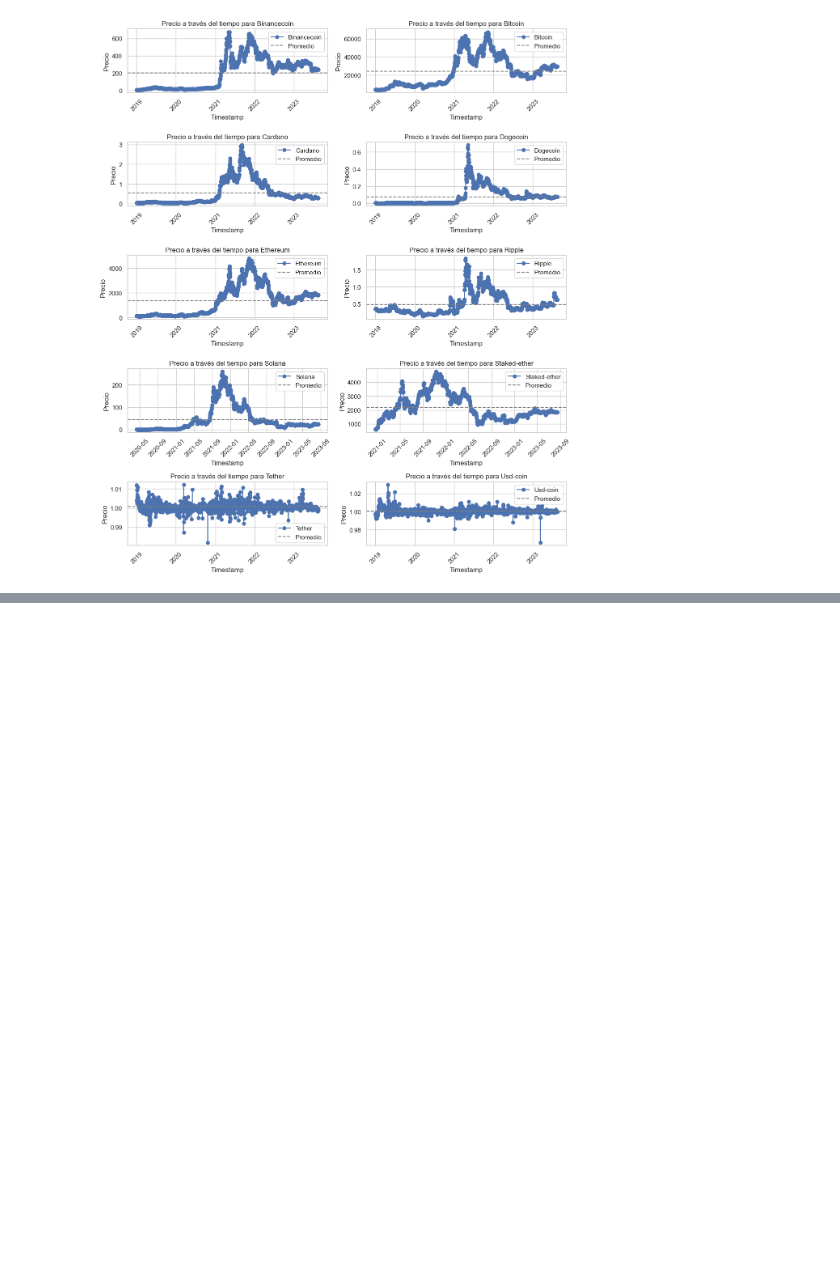
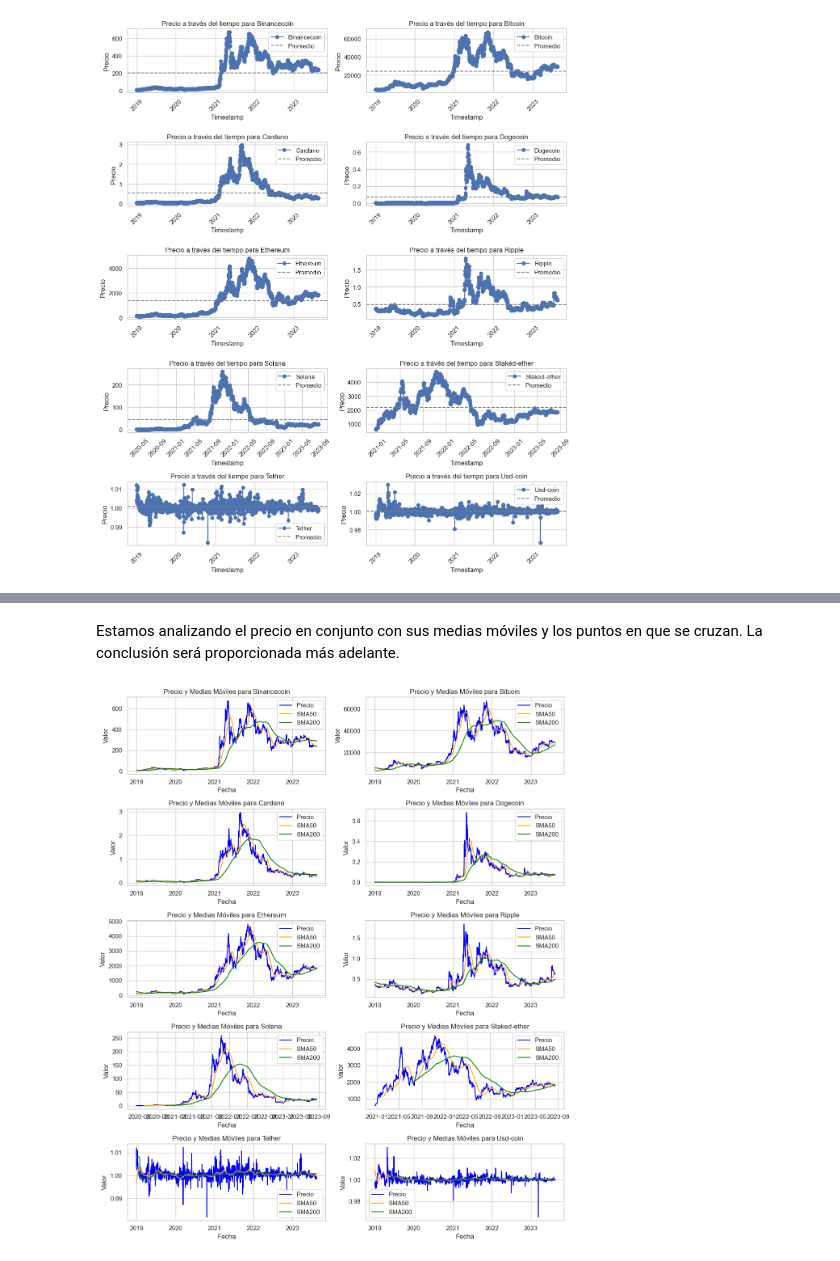
Before and after one commit to DiegoCampos98/PI_Criptomonedas, a Jupyter notebook: EDA.ipynb, the cells around one changed output, grey strips where cells are left out. Saved outputs shown, nothing was run; the diff lists cells and outputs as text; code cells hidden in the pictures; blank space fills up the shorter version.

```diff
--- a/EDA.ipynb
+++ b/EDA.ipynb
@@ -284,20 +303,0 @@ See the caveats in the documentation: https://pandas.pydata.org/pandas-docs/stab
-# %%
-import matplotlib.pyplot as plt
-
-# Función para graficar el precio y las medias móviles de una criptomoneda
-def plot_crypto_price_with_smavgs(crypto_df):
-    plt.figure(figsize=(10, 6))
-    plt.plot(crypto_df['Timestamp'], crypto_df['Price'], label='Precio', color='blue')
-    plt.plot(crypto_df['Timestamp'], crypto_df['SMA50'], label='SMA50', color='orange')
-    plt.plot(crypto_df['Timestamp'], crypto_df['SMA100'], label='SMA100', color='green')
-    plt.title(f"Precio y Medias Móviles para {crypto_df['Crypto'].iloc[0]}")
-    plt.xlabel('Fecha')
-    plt.ylabel('Valor')
-    plt.legend()
-    plt.grid(True)
-    plt.show()
-
-# Itera sobre cada criptomoneda y grafica sus datos
-for crypto_name in df['Crypto'].unique():
-    crypto_df = df[df['Crypto'] == crypto_name]
-    plot_crypto_price_with_smavgs(crypto_df)
@@ -390,0 +304,44 @@ ValueError: No objects to concatenate
+# %% [markdown]
+Estamos analizando el precio en conjunto con sus medias móviles y los puntos en que se cruzan. La conclusión será proporcionada más adelante.
+# %%
+import pandas as pd
+import matplotlib.pyplot as plt
+
+# Suponiendo que df contiene tus datos y tienes una columna 'Timestamp' en formato de fecha
+# Convierte la columna 'Timestamp' a tipo datetime si aún no lo está
+df['Timestamp'] = pd.to_datetime(df['Timestamp'])
+
+unique_cryptos = df['Crypto'].unique()  # Obtén la lista de criptomonedas únicas
+
+# Calcula el número de filas y columnas para la cuadrícula
+num_cols = 2  # Puedes ajustar el número de columnas según tus preferencias
+num_rows = -(-len(unique_cryptos) // num_cols)  # Redondeo hacia arriba de la división
+
+# Crea la cuadrícula de subplots
+fig, axs = plt.subplots(num_rows, num_cols, figsize=(12, 14))  # Ajusta el tamaño según tus preferencias
+
+# Función para graficar el precio y las medias móviles en un subplot
+def plot_crypto_price_with_smavgs_subplot(crypto_df, ax):
+    ax.plot(crypto_df['Timestamp'], crypto_df['Price'], label='Precio', color='blue')
+    ax.plot(crypto_df['Timestamp'], crypto_df['SMA50'], label='SMA50', color='orange')
+    ax.plot(crypto_df['Timestamp'], crypto_df['SMA200'], label='SMA200', color='green')
+    ax.set_title(f"Precio y Medias Móviles para {crypto_df['Crypto'].iloc[0]}")
+    ax.set_xlabel('Fecha')
+    ax.set_ylabel('Valor')
+    ax.legend()
+    ax.grid(True)
+
+# Itera a través de las criptomonedas y los subplots correspondientes
+for i, crypto_name in enumerate(unique_cryptos):
+    row = i // num_cols
+    col = i % num_cols
+    ax = axs[row, col]
+
+    crypto_df = df[df['Crypto'] == crypto_name]
+    plot_crypto_price_with_smavgs_subplot(crypto_df, ax)
+
+# Ajusta el espaciado entre los subplots y muestra el gráfico
+plt.tight_layout()
+plt.show()
+# %% [output]
+[figure, added]
```
Also changed, not shown: parts of 23 cells of this notebook.
